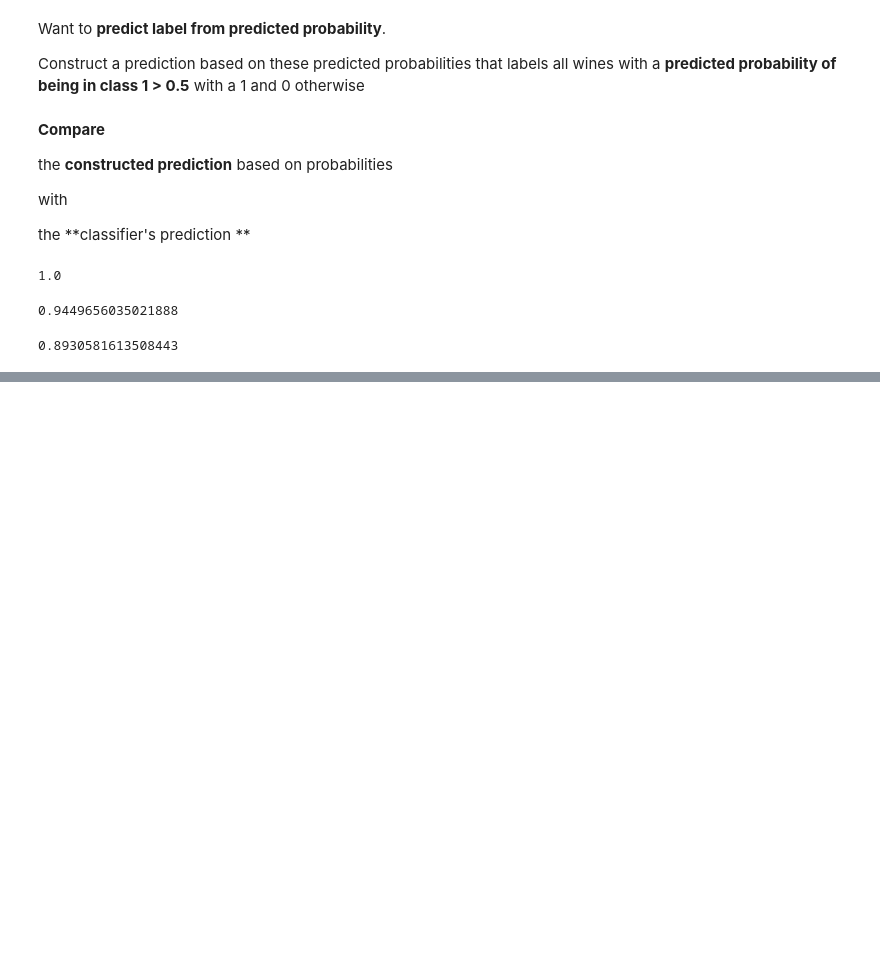
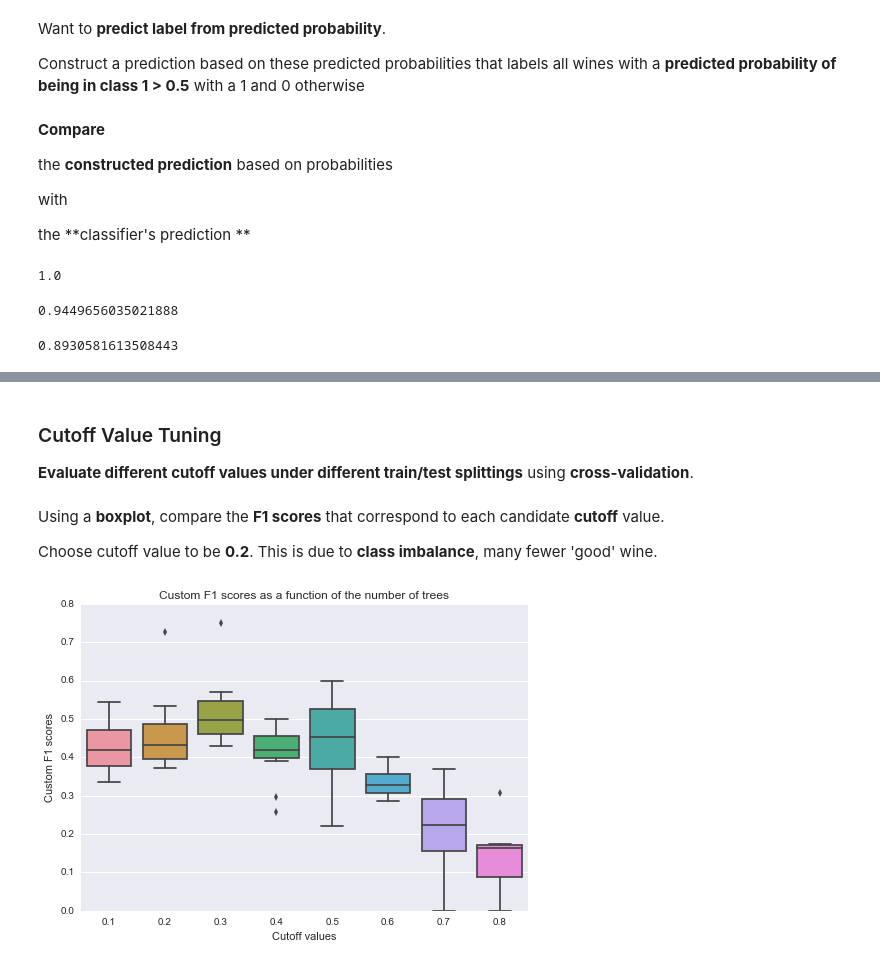
Before and after one commit to xuwenyihust/Wine-Quality, a Jupyter notebook: wine_quality.ipynb, the cells around one changed output, grey strips where cells are left out. Cells and saved outputs as stored; diff of their text form; code cells hidden in the pictures; blank space fills up the shorter version.

```diff
--- a/wine_quality.ipynb
+++ b/wine_quality.ipynb
@@ -225,0 +230,46 @@ print(sum(correct)/len(correct))
+# %%
+"""
+cutoff_predict(clf, X, cutoff)
+
+Inputs:
+clf: a **trained** classifier object
+X: a 2D numpy array of features
+cutoff: a float giving the cutoff value used to convert
+        predicted probabilities into a 0/1 prediction.
+
+Output:
+a numpy array of 0/1 predictions.
+"""
+
+def cutoff_predict(clf, X, cutoff):
+    return (clf.predict_proba(X)[:,1] > cutoff).astype(int)
+# %% [markdown]
+### Cutoff Value Tuning
+
+**Evaluate different cutoff values under different train/test splittings** using **cross-validation**.
+# %%
+def custom_f1(cutoff):
+    def f1_cutoff(clf, X, y):
+        ypred = cutoff_predict(clf, X, cutoff)
+        return sklearn.metrics.f1_score(y, ypred)
+
+    return f1_cutoff
+# %%
+scores = []
+
+for cutoff in np.arange(0.1,0.9,0.1):
+    clf = RandomForestClassifier(n_estimators = 15)
+    score_list = cross_val_score(clf, X, y, cv=10, scoring=custom_f1(cutoff))
+    scores.append(score_list)
+# %% [markdown]
+Using a **boxplot**, compare the **F1 scores** that correspond to each candidate **cutoff** value.
+
+Choose cutoff value to be **0.2**. This is due to **class imbalance**, many fewer 'good' wine.
+# %%
+sns.boxplot(x=np.arange(0.1,0.9,0.1), y=scores)
+plt.xlabel('Cutoff values')
+plt.ylabel('Custom F1 scores')
+plt.title('Custom F1 scores as a function of the number of trees')
+plt.show()
+# %% [output]
+[figure, added]
```
Also changed, not shown: parts of 1 cell of this notebook.
